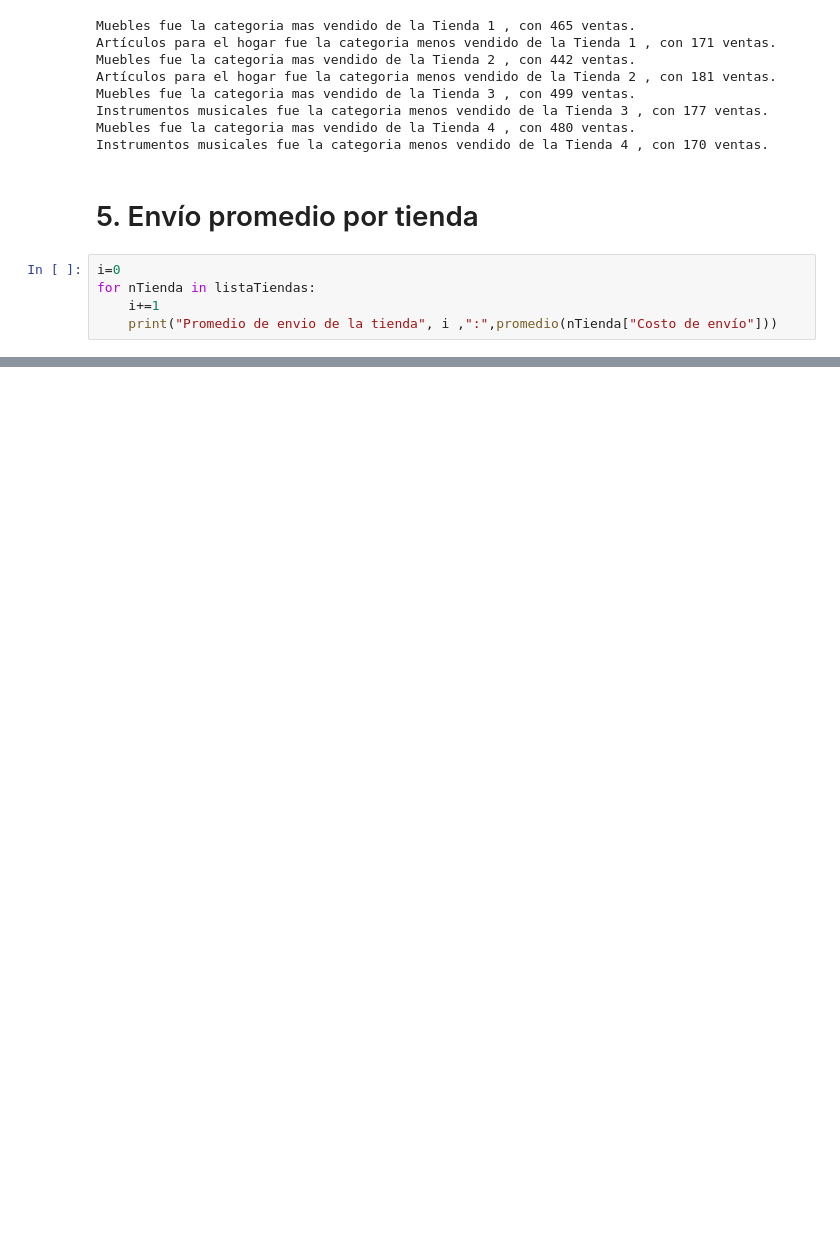
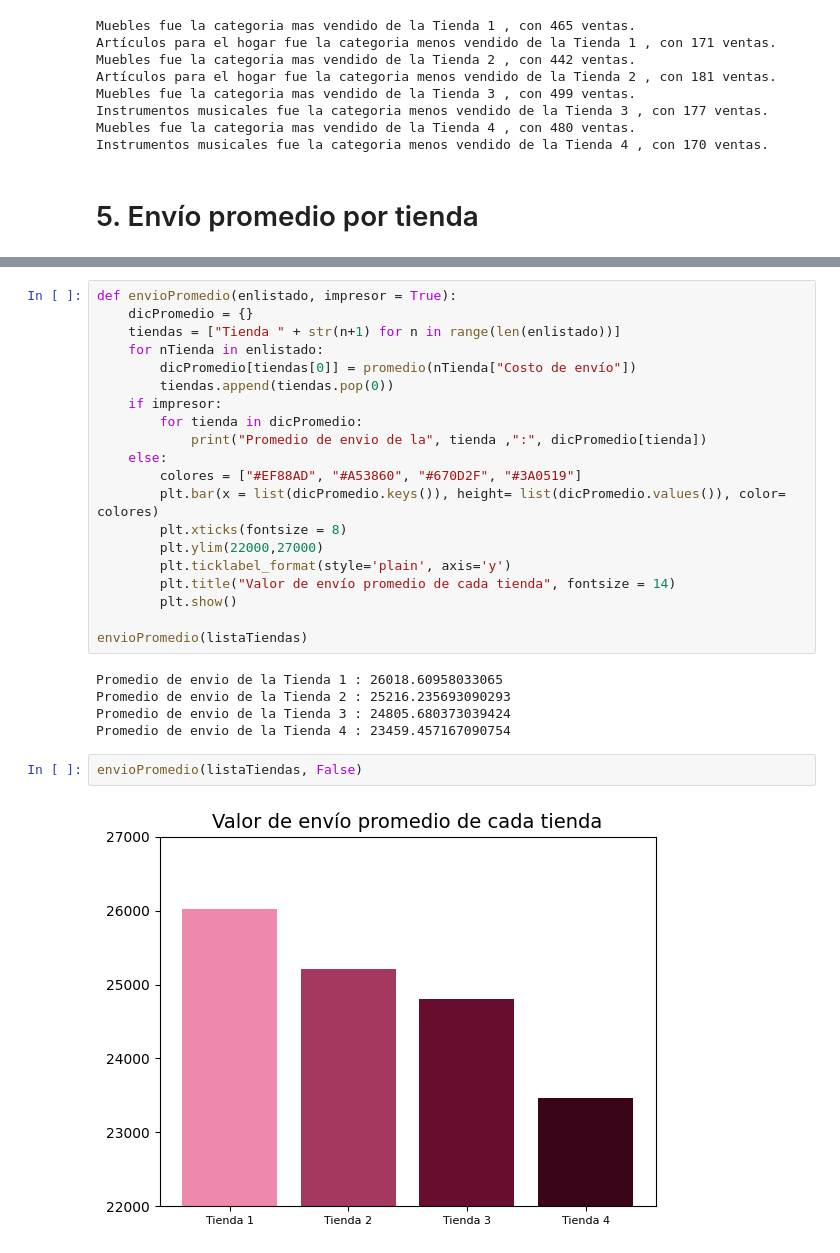
Before and after one commit to Alvaro-GF/AluraStoreProyect, a Jupyter notebook: AluraStoreProyect.ipynb, the cells around one changed output, grey strips where cells are left out. Drawn from its saved outputs; the diff is of its cells as text; blank space fills up the shorter version.

```diff
--- a/AluraStoreProyect.ipynb
+++ b/AluraStoreProyect.ipynb
@@ -177,8 +173,3 @@ Muebles fue la categoria mas vendido de la Tienda 4 , con 480 ventas.
 Instrumentos musicales fue la categoria menos vendido de la Tienda 4 , con 170 ventas.
 # %% [markdown]
 # 5. Envío promedio por tienda
-# %%
-i=0
-for nTienda in listaTiendas:
-    i+=1
-    print("Promedio de envio de la tienda", i ,":",promedio(nTienda["Costo de envío"]))
@@ -192,0 +176,29 @@ Promedio de envio de la tienda 4 : 23459.457167090754
+# %%
+def envioPromedio(enlistado, impresor = True):
+    dicPromedio = {}
+    tiendas = ["Tienda " + str(n+1) for n in range(len(enlistado))]
+    for nTienda in enlistado:
+        dicPromedio[tiendas[0]] = promedio(nTienda["Costo de envío"])
+        tiendas.append(tiendas.pop(0))
+    if impresor:
+        for tienda in dicPromedio:
+            print("Promedio de envio de la", tienda ,":", dicPromedio[tienda])
+    else:
+        colores = ["#EF88AD", "#A53860", "#670D2F", "#3A0519"]
+        plt.bar(x = list(dicPromedio.keys()), height= list(dicPromedio.values()), color= colores)
+        plt.xticks(fontsize = 8)
+        plt.ylim(22000,27000)
+        plt.ticklabel_format(style='plain', axis='y')
+        plt.title("Valor de envío promedio de cada tienda", fontsize = 14)
+        plt.show()
+
+envioPromedio(listaTiendas)
+# %% [output]
+Promedio de envio de la Tienda 1 : 26018.60958033065
+Promedio de envio de la Tienda 2 : 25216.235693090293
+Promedio de envio de la Tienda 3 : 24805.680373039424
+Promedio de envio de la Tienda 4 : 23459.457167090754
+# %%
+envioPromedio(listaTiendas, False)
+# %% [output]
+[figure, added]
```
Also changed, not shown: parts of 7 cells of this notebook.
